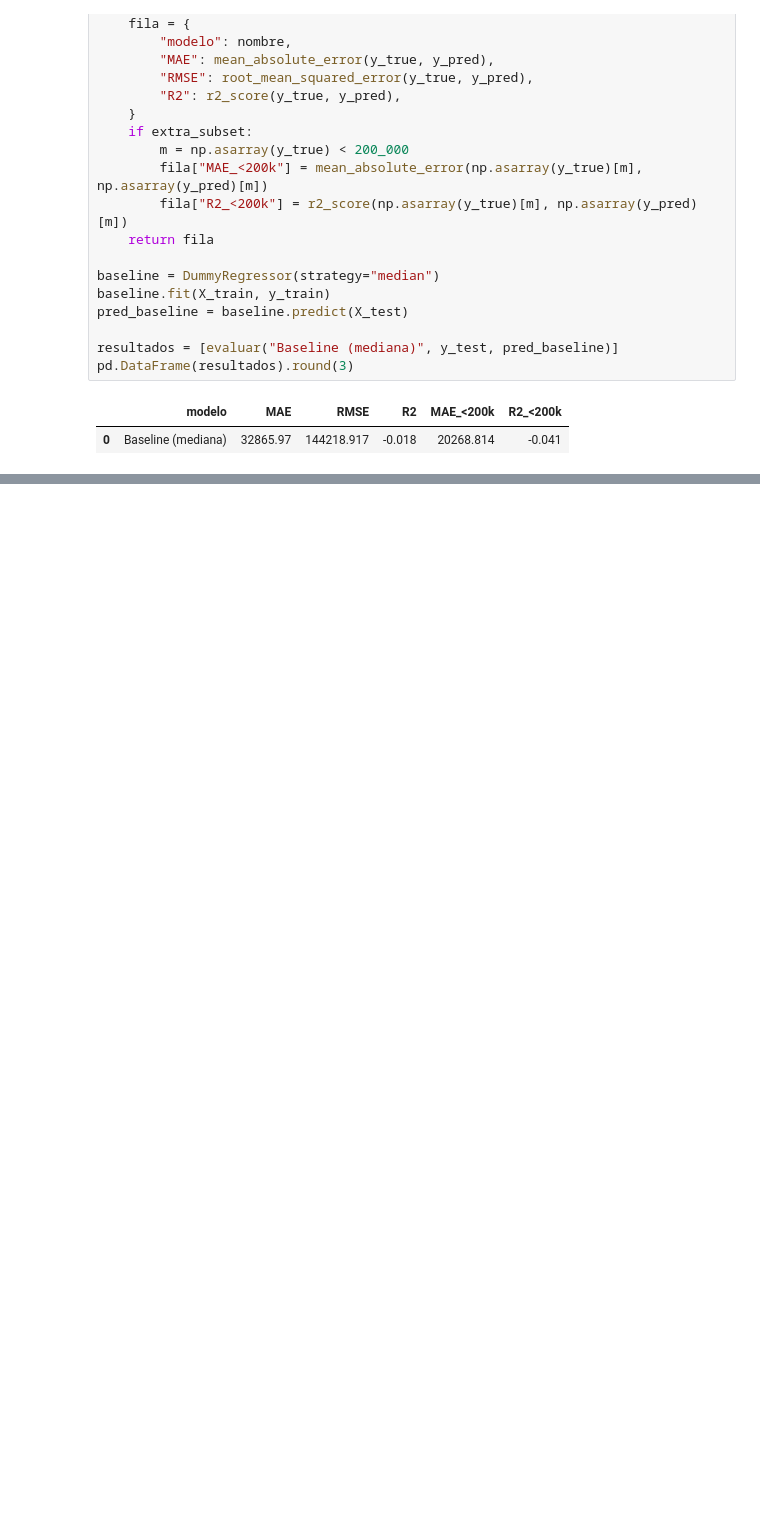
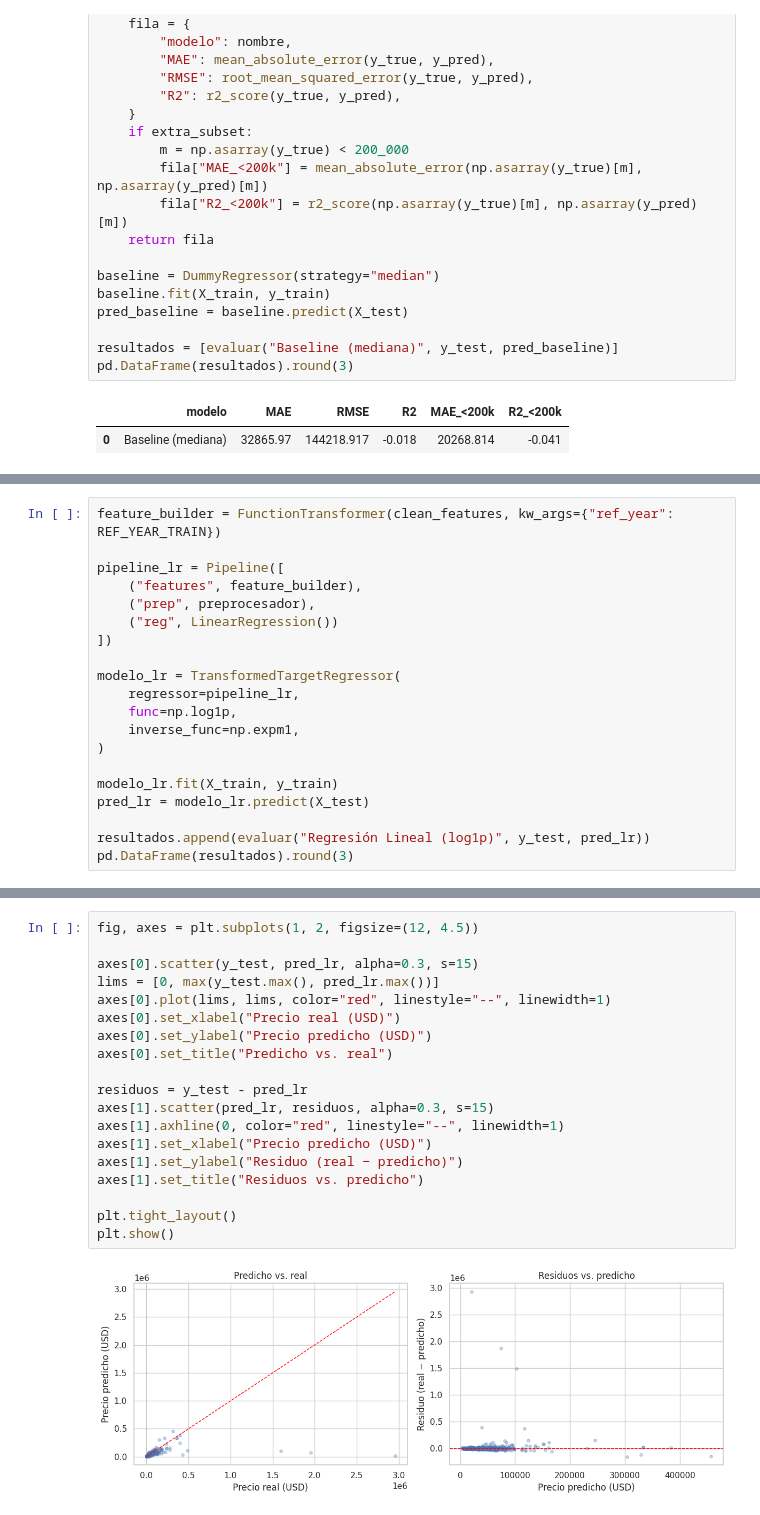
Before and after one commit to Jonathanmg1415/proyecto-modelos-simulacion, a Jupyter notebook: fase-1/notebook.ipynb, the cells around one changed output, grey strips where cells are left out. Saved outputs shown, nothing was run; the diff lists cells and outputs as text; blank space fills up the shorter version.

Commit message:
Se agrega modelo de regresión lineal (log1p) con evaluación vs. baseline

```diff
--- a/fase-1/notebook.ipynb
+++ b/fase-1/notebook.ipynb
@@ -650,0 +709,20 @@ pd.DataFrame(resultados).round(3)
+# %%
+feature_builder = FunctionTransformer(clean_features, kw_args={"ref_year": REF_YEAR_TRAIN})
+
+pipeline_lr = Pipeline([
+    ("features", feature_builder),
+    ("prep", preprocesador),
+    ("reg", LinearRegression())
+])
+
+modelo_lr = TransformedTargetRegressor(
+    regressor=pipeline_lr,
+    func=np.log1p,
+    inverse_func=np.expm1,
+)
+
+modelo_lr.fit(X_train, y_train)
+pred_lr = modelo_lr.predict(X_test)
+
+resultados.append(evaluar("Regresión Lineal (log1p)", y_test, pred_lr))
+pd.DataFrame(resultados).round(3)
@@ -650,0 +767,21 @@ pd.DataFrame(resultados).round(3)
+# %%
+fig, axes = plt.subplots(1, 2, figsize=(12, 4.5))
+
+axes[0].scatter(y_test, pred_lr, alpha=0.3, s=15)
+lims = [0, max(y_test.max(), pred_lr.max())]
+axes[0].plot(lims, lims, color="red", linestyle="--", linewidth=1)
+axes[0].set_xlabel("Precio real (USD)")
+axes[0].set_ylabel("Precio predicho (USD)")
+axes[0].set_title("Predicho vs. real")
+
+residuos = y_test - pred_lr
+axes[1].scatter(pred_lr, residuos, alpha=0.3, s=15)
+axes[1].axhline(0, color="red", linestyle="--", linewidth=1)
+axes[1].set_xlabel("Precio predicho (USD)")
+axes[1].set_ylabel("Residuo (real − predicho)")
+axes[1].set_title("Residuos vs. predicho")
+
+plt.tight_layout()
+plt.show()
+# %% [output]
+[figure, added]
```
Also changed, not shown: parts of 12 cells of this notebook.
